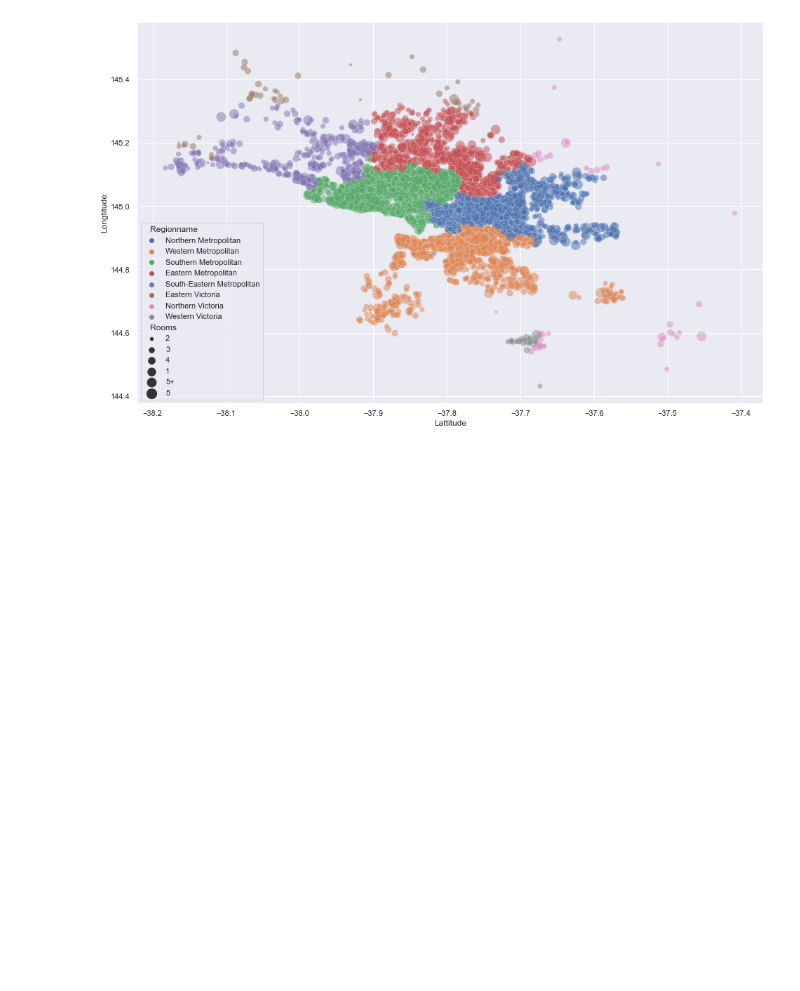
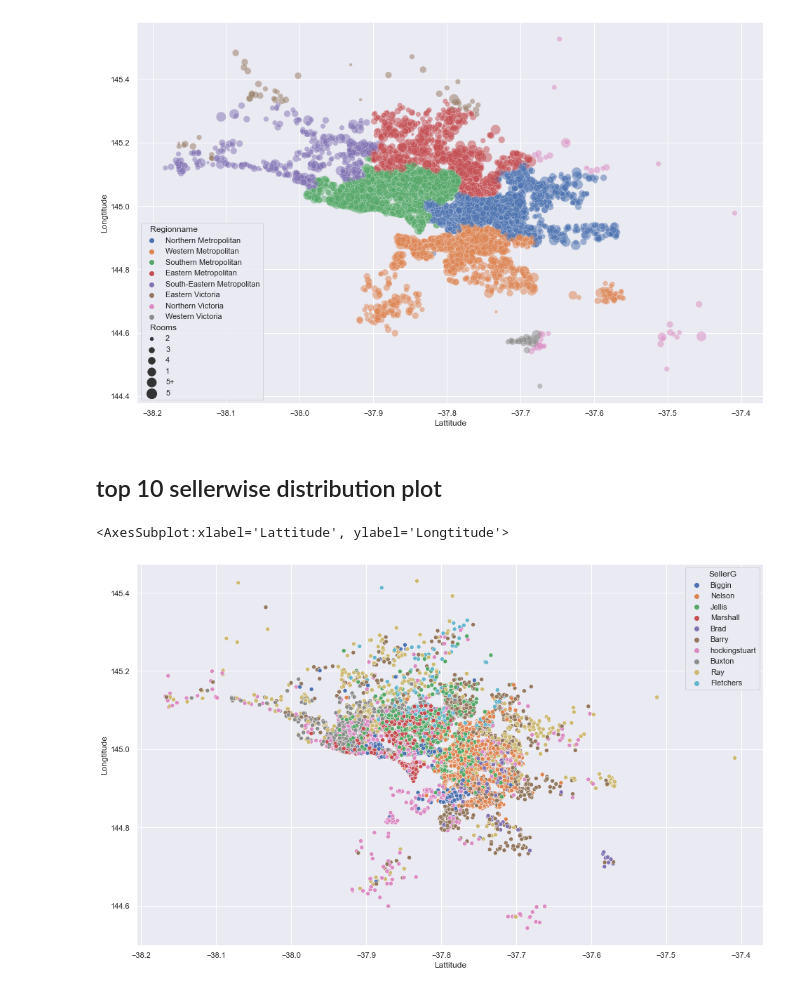
Before and after one commit to vaibhavpharate/melbourne_housing_1, a Jupyter notebook: report_book.ipynb, the cells around one changed output. Drawn from its saved outputs; the diff is of its cells as text; code cells hidden in the pictures; blank space fills up the shorter version.

```diff
--- a/report_book.ipynb
+++ b/report_book.ipynb
@@ -259,3 +261,11 @@ sns.scatterplot(data=df_room_change,x='Lattitude',y='Longtitude',hue="Regionname
 # %% [output]
 <AxesSubplot:xlabel='Lattitude', ylabel='Longtitude'>
 [figure]
+# %% [markdown]
+## top 10 sellerwise distribution plot
+# %%
+plt.figure(figsize=(16,10))
+sns.scatterplot(data=df_top_10_sellers,x='Lattitude',y='Longtitude',hue="SellerG")
+# %% [output]
+<AxesSubplot:xlabel='Lattitude', ylabel='Longtitude'>
+[figure, added]
```
Also changed, not shown: parts of 2 cells of this notebook.
